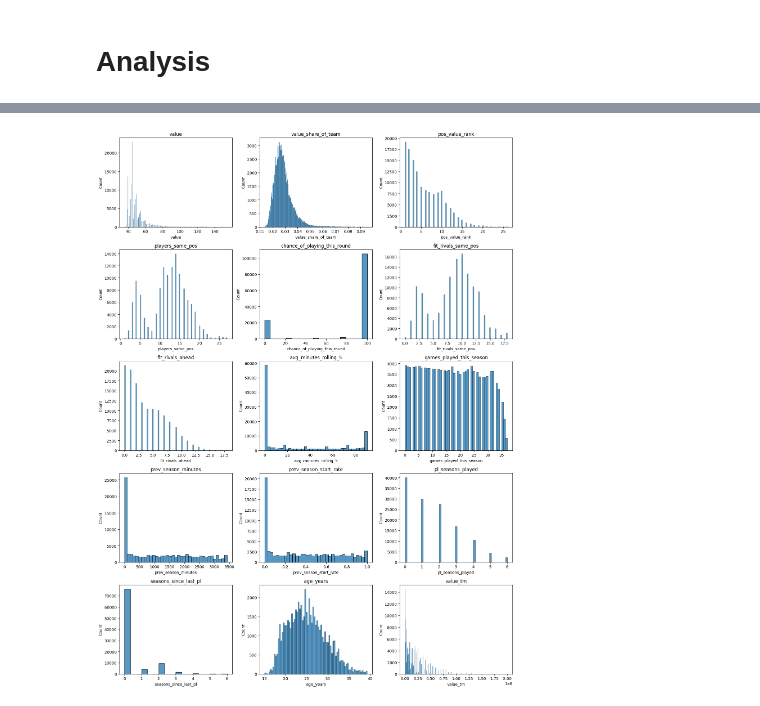
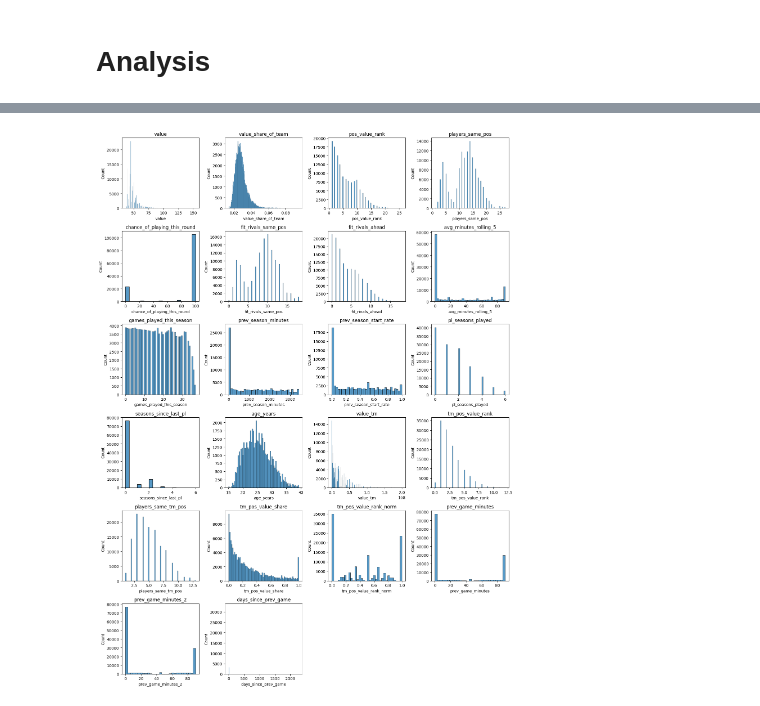
Before and after one commit to jme-taylor/fantasy_football, a Jupyter notebook: notebooks/260826_minutes_model_improvements.ipynb, the cells around one changed output, grey strips where cells are left out. Drawn from its saved outputs; the diff is of its cells as text; code cells hidden in the pictures.

Commit message:
new minutes model;

```diff
--- a/notebooks/260826_minutes_model_improvements.ipynb
+++ b/notebooks/260826_minutes_model_improvements.ipynb
@@ -444,7 +734,14 @@ NUM_FEATURES = [
     "pl_seasons_played",
     "seasons_since_last_pl",
     "age_years",
-    "value_tm"
+    "value_tm",
+    "tm_pos_value_rank",
+    "players_same_tm_pos",
+    "tm_pos_value_share",
+    "tm_pos_value_rank_norm",
+    "prev_game_minutes",
+    "prev_game_minutes_2",
+    "days_since_prev_game"
 ]
 CAT_FEATURES = [
     "position",
@@ -507,13 +804,20 @@ shape: (0, 46)
 | season | gw | element | opponent | minutes | minutes_bucket | value | value_share_of_team | pos_value_rank | ... |
 | str | i64 | i64 | i64 | i64 | str | i64 | f64 | i64 | ... |
 # %%
-fig, ax = plt.subplots(5, 3, figsize=(15, 20))
+n_cols = 4
+n_rows = -(-len(NUM_FEATURES) // n_cols)  # ceiling division
+
+fig, ax = plt.subplots(n_rows, n_cols, figsize=(15, 20))
 
 for i, feature in enumerate(NUM_FEATURES):
-    sns.histplot(data=training_data, x=feature, ax=ax[i // 3, i % 3])
-    ax[i // 3, i % 3].set_title(feature)
+    axis = ax[i // n_cols, i % n_cols]
+    sns.histplot(data=training_data, x=feature, ax=axis)
+    axis.set_title(feature)
+
+for axis in ax.flat[len(NUM_FEATURES):]:
+    axis.set_visible(False)
 
 plt.tight_layout()
 plt.show()
 # %% [output]
-[figure, old version]
+[figure, new version]
```
Also changed, not shown: parts of 30 cells of this notebook, 33 other files.
